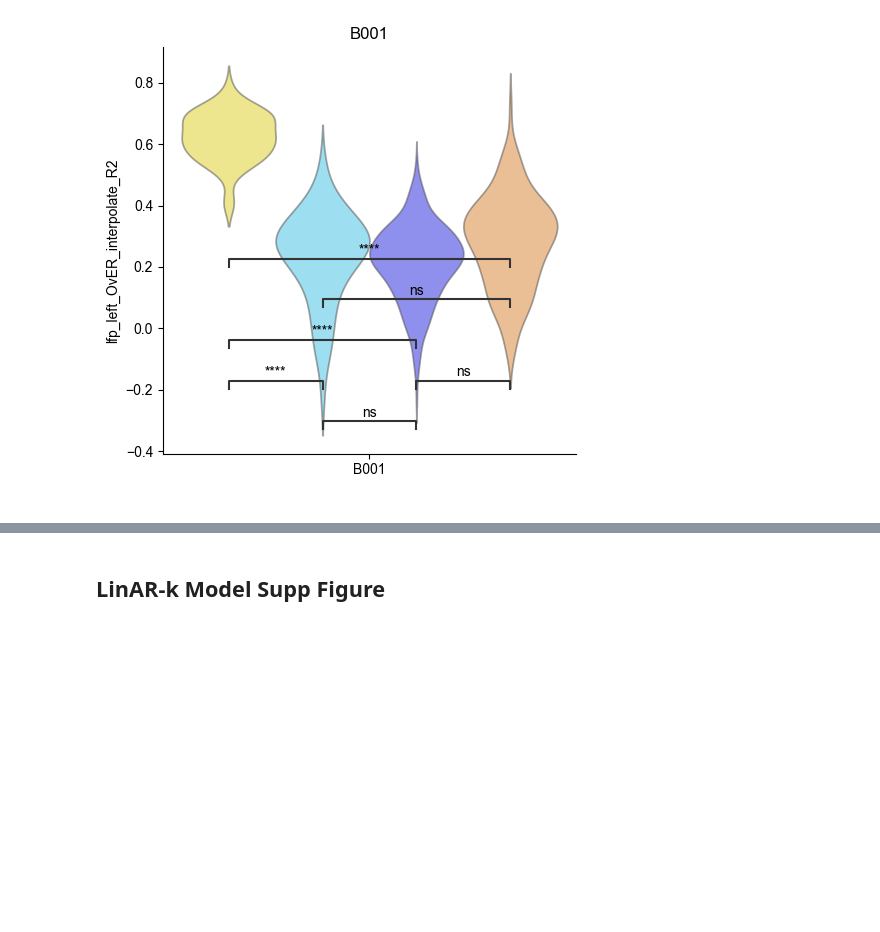
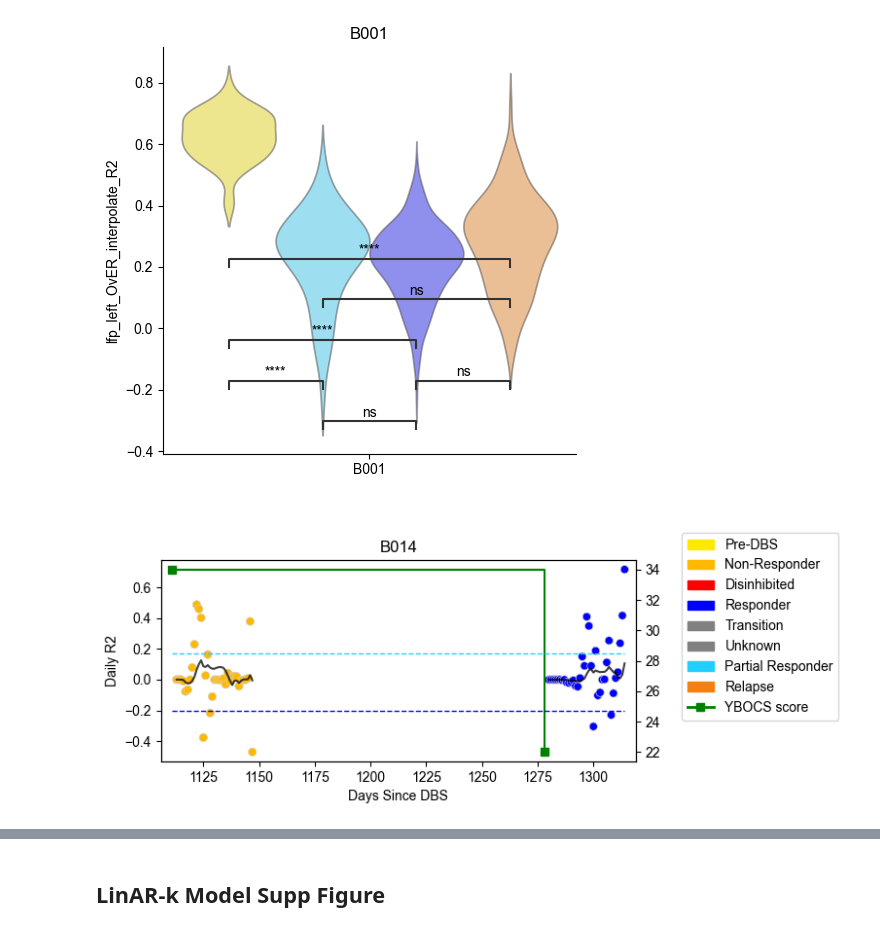
Before and after one commit to ProvenzaLab/PerceptPredictability, a Jupyter notebook: supplemental.ipynb, the cells around one changed output, grey strips where cells are left out. Drawn from its saved outputs; the diff is of its cells as text; code cells hidden in the pictures; blank space fills up the shorter version.

```diff
--- a/supplemental.ipynb
+++ b/supplemental.ipynb
@@ -520,3 +517,32 @@ B001_Pre-DBS vs. B001_Responder: Custom statistical test with Holm-Bonferroni co
 B001_Partial Responder vs. B001_Relapse: Custom statistical test with Holm-Bonferroni correction, P_val:2.764e-01
 B001_Pre-DBS vs. B001_Relapse: Custom statistical test with Holm-Bonferroni correction, P_val:3.114e-10
 [figure]
+# %%
+# B014 example relapse
+fig, ax = plt.subplots(1, 1, figsize=(6, 3))
+
+pt_df = partial_df.query('pt_id == "B014"').groupby('days_since_dbs').first().reset_index().copy()
+
+sns.scatterplot(data=pt_df, x='days_since_dbs', y='lfp_left_OvER_interpolate_R2', hue='state_label_str', hue_order=df.state_label_str.unique(), palette=COL_PAL, ec='lightgray', ax=ax, legend=False)
+ax.plot(pt_df.days_since_dbs, pt_df.left_R2_rolling_avg_14d, color='black', alpha=0.75)
+#ax.vlines(0, ymin=-0.5, ymax=1, ls='dotted', colors='hotpink', lw=2)
+
+scale_ax = ax.twinx()
+scale_df = pt_df.drop_duplicates(subset='most_recent_YBOCS_value')
+scale_ax.plot(scale_df.days_since_dbs, scale_df.most_recent_YBOCS_value, marker='s', color='green', drawstyle='steps-post')
+scale_ax.hlines([38*0.75, 38*0.65], xmin=pt_df.days_since_dbs.min(), xmax=pt_df.days_since_dbs.max(), colors=[COL_PAL['Partial Responder'], COL_PAL['Responder']], linestyles='dashed', lw=1)
+
+ax.set_title('B014')
+ax.set_ylabel('Daily R2')
+ax.set_xlabel('Days Since DBS')
+ax.set_xlim(pt_df.days_since_dbs.iloc[0]-5, pt_df.days_since_dbs.iloc[-1]+5)
+
+handles = [mpatches.Patch(color=v, label=k) for k, v in COL_PAL.items()]
+yb_line = mlines.Line2D([], [], color='green', linewidth=2, marker='s', label='YBOCS score')
+
+fig.legend(handles=[*handles, yb_line], loc='upper left', bbox_to_anchor=(1, 1))
+fig.tight_layout()
+fig.savefig('figures/supplemental_b014.svg')
+plt.show()
+# %% [output]
+[figure, added]
```
Also changed, not shown: parts of 5 cells of this notebook, 2 other files.
